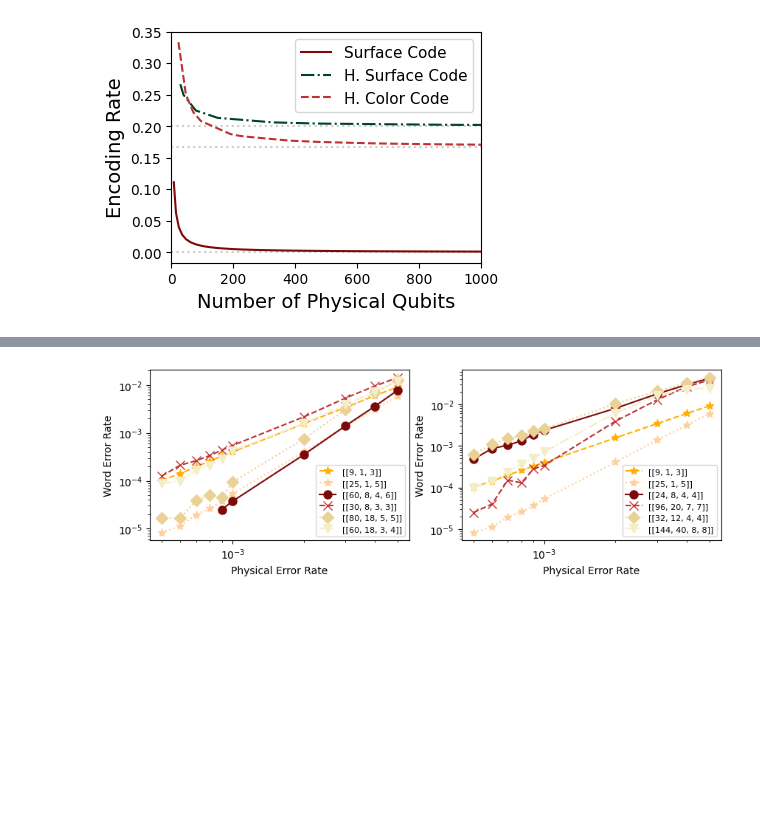
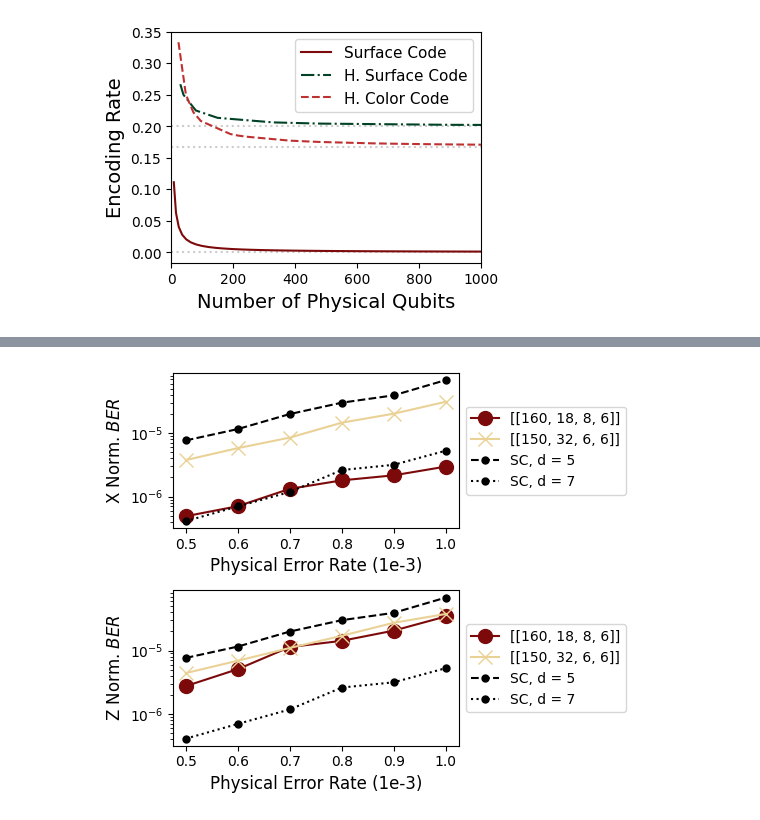
Before and after one commit to suhaskvittal/qontra, a Jupyter notebook: scripts/protean/plots.ipynb, the cells around one changed output, grey strips where cells are left out. Drawn from its saved outputs; the diff is of its cells as text; code cells hidden in the pictures; blank space fills up the shorter version.

```diff
--- a/scripts/protean/plots.ipynb
+++ b/scripts/protean/plots.ipynb
@@ -104,7 +104,7 @@ def get_error_rates_from_file(f, ler_key=-1):
     return X, Y
 
 def get_rsc_error_rates(d):
-    f = f'../../data/protean/rsc/output/d{d}.csv'
+    f = f'../../data/protean/rsc/d{d}.csv'
     return get_error_rates_from_file(f)
 
 def get_code_error_rates(code, version, ler_key=-1):
@@ -416,47 +340,48 @@ FileNotFoundError: [Errno 2] No such file or directory: '../../data/protean/hysc
 # %%
-ler_sc = [
-    'hysc/4_5/60_8_4_6',
-    'hysc/5_5/30_8_3_3',
-    'hysc/5_5/80_18_5_5',
-    'hysc/5_6/60_18_3_4',
-]
+def add_sc_data_to_ax(ax):
+    colors = [c5, c7, c8]
+    markers = ['o--', 'o:', 'o-.']
+    for (i,d) in enumerate([5, 7]):
+        x, y = get_rsc_error_rates(d)
+        x = [1000*_x for _x in x]
+        ax.plot(x, y, markers[i], color='k', ms=5, label=f'SC, d = {d}')
 
-ler_cc = [
-    'hycc/4_6/24_8_4_4',
-    'hycc/4_6/96_20_7_7',
-    'hycc/4_8/32_12_4_4',
-    'hycc/4_8/144_40_8_8',
-]
+def add_cc_data_to_ax(ax):
+    colors = [c5, c7, c8]
+    x = [5e-4, 6e-4, 7e-4, 8e-4, 9e-4, 1e-3]
+    Y = {5: [1.04e-4, 2.12e-4, 2.42e-4, 4.88e-4, 5.43e-4, 6.98e-4],
+         7: [1.73e-5, 3.27e-5, 7.39e-5, 1.4e-4, 1.5e-4, 2.22e-4]}
+    markers = ['o--', 'o:', 'o-.']
+    x = [1000*_x for _x in x]
+    for (i,d) in enumerate([5, 7]):
+        y = Y[d]
+        ax.plot(x, y, markers[i], color='k', ms=5, label=f'CC, d = {d}')
 
-def plot_codes_on_ax(benchmarks, ax, version):
-    linestyles = ['o-', 'x--', 'D:', 'v-.']
-    colors = [c1, c2, c3, c4]
-    for (i, b) in enumerate(benchmarks):
-        k1, k2 = i % len(linestyles), i % len(colors)
-        X, Y = get_code_error_rates(b, version)
-        ax.plot(X, Y, linestyles[k1], color=colors[k2], ms=8, label=format_code_name(code_name(b)))
+def add_code_data_to_ax(ax, family, subfamily, code, marker, color, mx=False):
+    data_file = 'basic_memory_x.csv' if mx else 'basic_memory_z.csv'
+    x, y = get_error_rates_from_file(f'../../data/protean/{family}/{subfamily}/{code}/v4.4/output/{data_file}')
+    x = [1000*_x for _x in x]
+    print(code, y)
+    ax.plot(x, y, marker, color=color, ms=10, label=format_code_name(code))
 
-def plot_error_rate_wrt_surface_code(output_file, version):
-    fig, (ax1, ax2) = plt.subplots(1, 2)
-    fig.set_size_inches(10, 3)
-    # Plot LER for surface code first on both axes.
-    rsc_d5_X, rsc_d5_Y = get_rsc_error_rates(3)
-    rsc_d7_X, rsc_d7_Y = get_rsc_error_rates(5)
+## Surface Code Error Rate Plot
+fig, (ax1, ax2) = plt.subplots(2, 1)
+fig.set_size_inches(5.5, 4.5)
 
-    for ax in (ax1, ax2):
-        ax.plot(rsc_d5_X, rsc_d5_Y, '*--', color=c7, ms=8, label='[[9, 1, 3]]')
-        ax.plot(rsc_d7_X, rsc_d7_Y, '*:', color=c8, ms=8, label='[[25, 1, 5]]')
-    plot_codes_on_ax(ler_sc, ax1, version)
-    plot_codes_on_ax(ler_cc, ax2, version)
-    for ax in (ax1, ax2):
-        ax.set_xlabel('Physical Error Rate', fontsize=10)
-        ax.set_ylabel('Word Error Rate', fontsize=10)
-        ax.legend(fontsize=8)
-        ax.set_xscale('log')
-        ax.set_yscale('log')
-
-    plt.savefig(f'plots/{output_file}', bbox_inches='tight')
-
-plot_error_rate_wrt_surface_code('error_rates_conn4.pdf', '3.2')
-plot_error_rate_wrt_surface_code('error_rates_conn3.pdf', '4.2')
+#codes = [('4_5', '160_18_8_6'), ('4_6', '96_18_6_4'), ('5_5', '150_32_6_6'), ('5_6', '120_34_6_5')]
+codes = [('4_5', '160_18_8_6'), ('5_5', '150_32_6_6')]
+markers = ['o-', 'x-', '^-', '^-']
+colors = [c1, c3, c2]
+for (i, (sf, c)) in enumerate(codes):
+    add_code_data_to_ax(ax1, 'hysc', sf, c, markers[i], colors[i])
+    add_code_data_to_ax(ax2, 'hysc', sf, c, markers[i], colors[i], True)
+for ax in (ax1, ax2):
+    add_sc_data_to_ax(ax)
+    ax.set_xlabel('Physical Error Rate (1e-3)', fontsize=12)
+    ax.set_yscale('log')
+    ax.legend(fontsize=10, bbox_to_anchor=(1.0, 0.5), loc='center left')
+ax1.set_ylabel('X Norm. $BER$', fontsize=12)
+ax2.set_ylabel('Z Norm. $BER$', fontsize=12)
+plt.tight_layout()
+plt.savefig('plots/hysc_error_rates.pdf', bbox_inches='tight')
 # %% [output]
@@ -463 +392 @@ plot_error_rate_wrt_surface_code('error_rates_conn3.pdf', '4.2')
-[figure, old version]
+[figure, new version]
```
Also changed, not shown: parts of 7 cells of this notebook, 11 other files.
